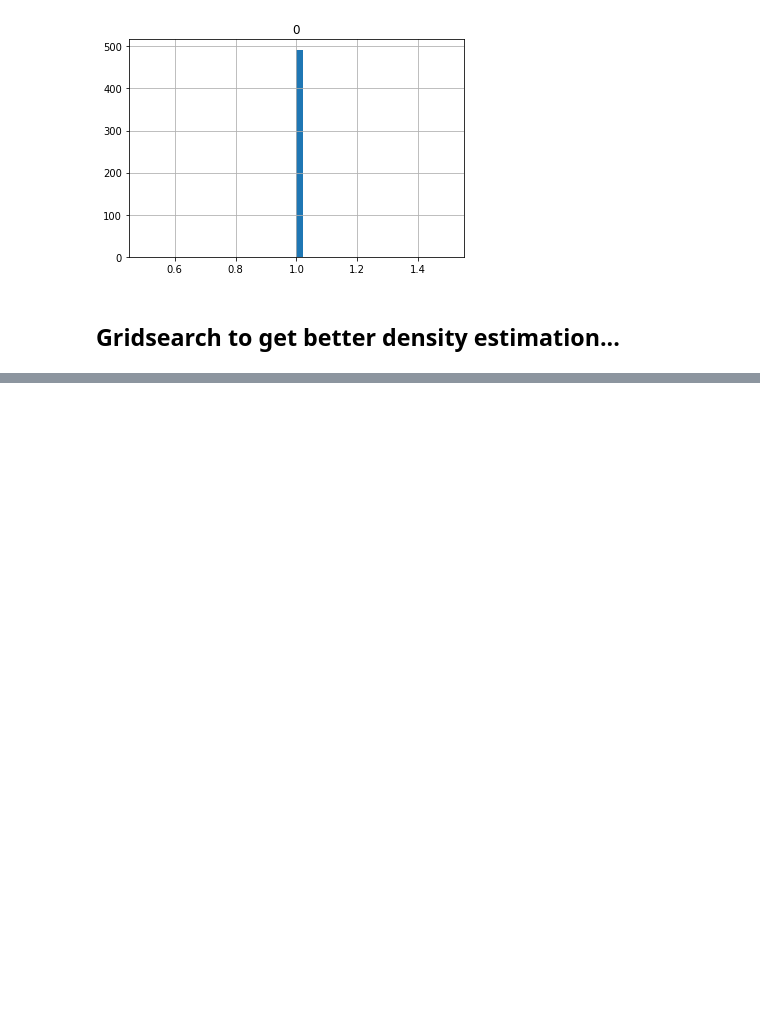
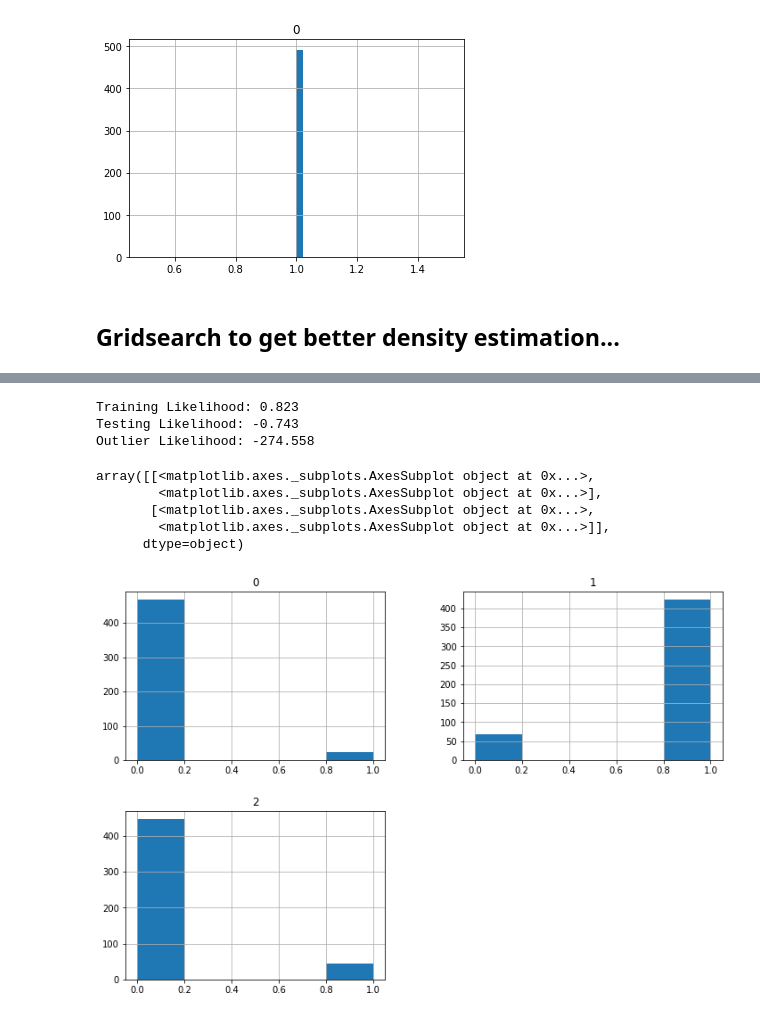
Before and after one commit to ahsanMah/COMP562_Project, a Jupyter notebook: GMM.ipynb, the cells around one changed output, grey strips where cells are left out. Drawn from its saved outputs; the diff is of its cells as text; code cells hidden in the pictures; blank space fills up the shorter version.

```diff
--- a/GMM.ipynb
+++ b/GMM.ipynb
@@ -85,0 +124,4 @@ array([[<matplotlib.axes._subplots.AxesSubplot object at 0x...>]],
+# %%
+%%time
+best_gmm = GaussianMixture(n_components=3, covariance_type="full")
+best_gmm.fit(inlier_train)
@@ -85,0 +135,18 @@ array([[<matplotlib.axes._subplots.AxesSubplot object at 0x...>]],
+# %%
+print("Training Likelihood: {:.3f}".format(best_gmm.score(inlier_train)))
+print("Testing Likelihood: {:.3f}".format(best_gmm.score(inlier_test)))
+print("Outlier Likelihood: {:.3f}".format(best_gmm.score(outliers)))
+# %% [output]
+Training Likelihood: 0.823
+Testing Likelihood: -0.743
+Outlier Likelihood: -274.558
+# %%
+outlier_probs = pd.DataFrame(best_gmm.predict_proba(outliers))
+outlier_probs.hist(bins=5, figsize=(12,8))
+# %% [output]
+array([[<matplotlib.axes._subplots.AxesSubplot object at 0x...>,
+        <matplotlib.axes._subplots.AxesSubplot object at 0x...>],
+       [<matplotlib.axes._subplots.AxesSubplot object at 0x...>,
+        <matplotlib.axes._subplots.AxesSubplot object at 0x...>]],
+      dtype=object)
+[figure, added]
```
Also changed, not shown: parts of 17 cells of this notebook.
